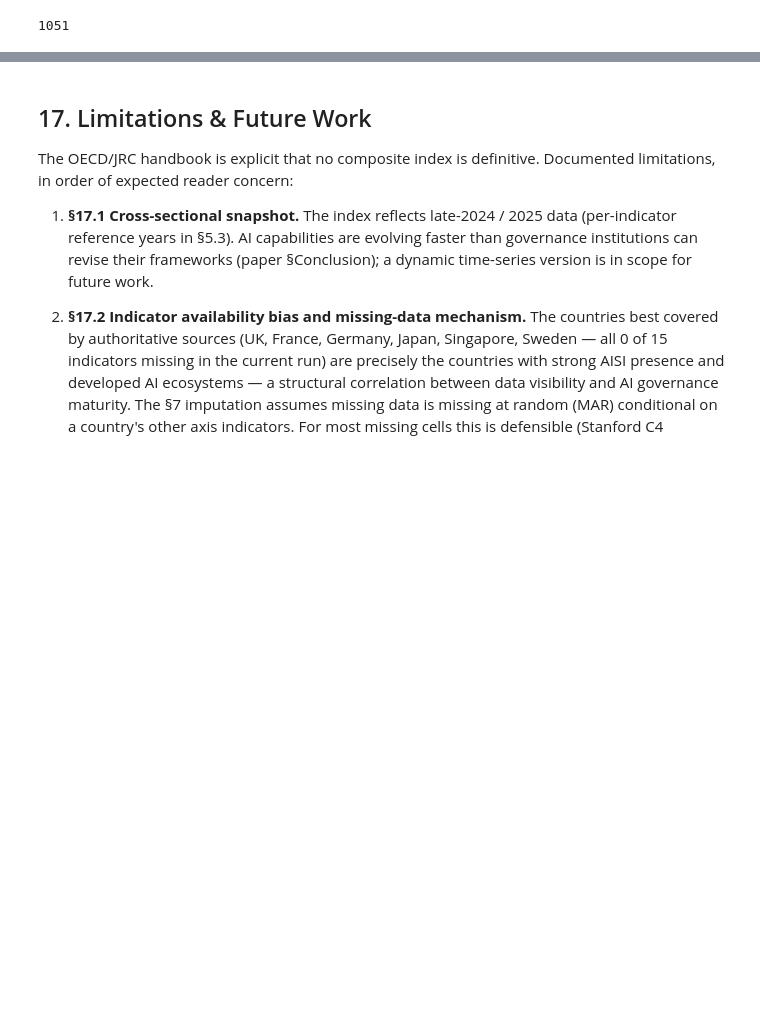
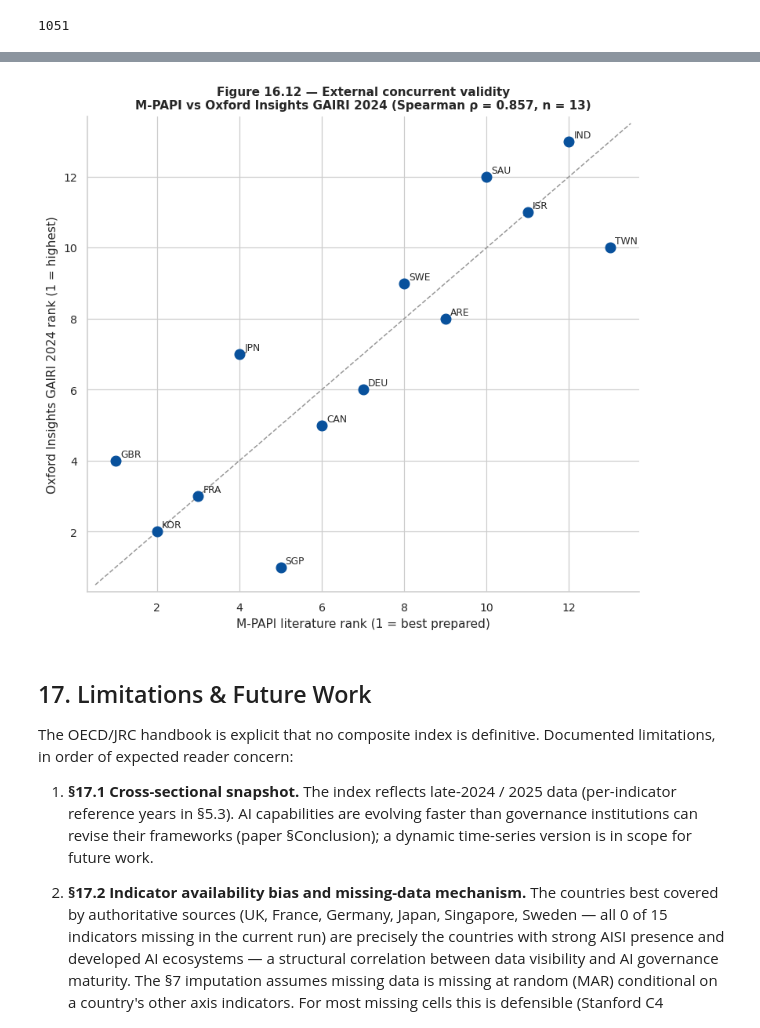
Before and after one commit to khailapvuong/middle-powers-mpapi, a Jupyter notebook: M-PAPI.ipynb, the cells around one changed output, grey strips where cells are left out. Drawn from its saved outputs; the diff is of its cells as text; code cells hidden in the pictures; blank space fills up the shorter version.

```diff
--- a/M-PAPI.ipynb
+++ b/M-PAPI.ipynb
@@ -5438,0 +5657,79 @@ H6 set-membership check (N = 10,000 Dirichlet draws, §12.1):
+# %%
+# §16.12 — External concurrent validity against the Oxford Insights GAIRI 2024.
+# GAIRI is an INDEPENDENT benchmark (not an M-PAPI input); provenance lives in the sidecar
+# data/raw/oxford_gairi_2024.csv.meta.json. Additive: writes a new output only.
+_xv_path = DATA_RAW / "oxford_gairi_2024.csv"
+if not _xv_path.exists():
+    raise FileNotFoundError(
+        f"{_xv_path} missing — the GAIRI external-validity benchmark (overall scores "
+        "transcribed from the cited Oxford Insights 2024 report) is required for §16.12."
+    )
+_xv_gairi = pd.read_csv(_xv_path).set_index("iso3")["gairi_2024_overall"]
+
+# Align to the 14 headline jurisdictions; GAIRI covers 13 (EUU, the EU bloc, is unscored).
+_xv_mpapi = composite_by_scheme["literature"].rename("mpapi_composite_lit")
+_xv_covered = [i for i in _xv_mpapi.index if i in _xv_gairi.index]
+_xv_missing = [i for i in _xv_mpapi.index if i not in _xv_gairi.index]
+print(
+    f"GAIRI coverage: {len(_xv_covered)} of {len(_xv_mpapi)} "
+    f"(excluded: {', '.join(_xv_missing) if _xv_missing else 'none'})"
+)
+
+_xv = pd.DataFrame(
+    {
+        "name": master.reindex(_xv_covered)["name"].values,
+        "mpapi_composite_lit": _xv_mpapi.reindex(_xv_covered).values,
+        "gairi_2024_overall": _xv_gairi.reindex(_xv_covered).values,
+    },
+    index=_xv_covered,
+)
+_xv.index.name = "iso3"
+_xv["mpapi_rank"] = _xv["mpapi_composite_lit"].rank(ascending=False, method="min").astype(int)
+_xv["gairi_rank"] = _xv["gairi_2024_overall"].rank(ascending=False, method="min").astype(int)
+_xv["rank_diff"] = _xv["mpapi_rank"] - _xv["gairi_rank"]
+_xv = _xv.sort_values("mpapi_rank")
+
+# Spearman ρ (rank concordance) with a Bonett–Wright 95% CI from the §3.1 helper.
+_xv_n = len(_xv_covered)
+_xv_rho = _xv["mpapi_composite_lit"].corr(_xv["gairi_2024_overall"], method="spearman")
+_xv_lo, _xv_hi = spearman_fisher_ci(_xv_rho, _xv_n)
+print(
+    f"Spearman ρ(M-PAPI literature, GAIRI 2024 overall) = {_xv_rho:.3f} "
+    f"[95% CI {_xv_lo:.3f}, {_xv_hi:.3f}], n = {_xv_n}"
+)
+
+_xv.round(4).to_csv(OUT_DIR / "external_validity.csv")
+print(_xv.round(3).to_string())
+
+# Largest concordance gaps (where M-PAPI's CBRN/biosecurity weighting diverges from GAIRI).
+_xv_div = _xv.reindex(_xv["rank_diff"].abs().sort_values(ascending=False).index).head(3)
+print("\nLargest M-PAPI vs GAIRI rank divergences:")
+for _iso, _r in _xv_div.iterrows():
+    _dir = "higher on M-PAPI" if _r["rank_diff"] < 0 else "higher on GAIRI"
+    print(
+        f"  {_r['name']} ({_iso}): M-PAPI #{int(_r['mpapi_rank'])} vs "
+        f"GAIRI #{int(_r['gairi_rank'])} ({_dir})"
+    )
+
+# Figure 16.12 — rank-rank concordance scatter (1 = best prepared on each index).
+_fig, _ax = plt.subplots(figsize=(7.2, 6.6))
+_ax.plot([0.5, _xv_n + 0.5], [0.5, _xv_n + 0.5], ls="--", color="0.6", lw=1, zorder=1)
+_ax.scatter(_xv["mpapi_rank"], _xv["gairi_rank"], s=70, color="#08519c", zorder=3)
+for _iso, _r in _xv.iterrows():
+    _ax.annotate(
+        _iso, (_r["mpapi_rank"], _r["gairi_rank"]),
+        xytext=(4, 3), textcoords="offset points", fontsize=8,
+    )
+_ax.set_xlabel("M-PAPI literature rank (1 = best prepared)")
+_ax.set_ylabel("Oxford Insights GAIRI 2024 rank (1 = highest)")
+_ax.set_xlim(0.3, _xv_n + 0.7)
+_ax.set_ylim(0.3, _xv_n + 0.7)
+_ax.set_title(
+    "Figure 16.12 — External concurrent validity\n"
+    f"M-PAPI vs Oxford Insights GAIRI 2024 (Spearman ρ = {_xv_rho:.3f}, n = {_xv_n})",
+    fontsize=10,
+)
+plt.tight_layout()
+plt.savefig(FIG_DIR / "fig16_12_external_validity.png")
+plt.show()
+# %% [output]
@@ -5439,3 +5753,4 @@ H6 set-membership check (N = 10,000 Dirichlet draws, §12.1):
+[figure, added]
 # %% [markdown]
 ## 17. Limitations & Future Work
 
```
Also changed, not shown: parts of 8 cells of this notebook, 15 other files.
